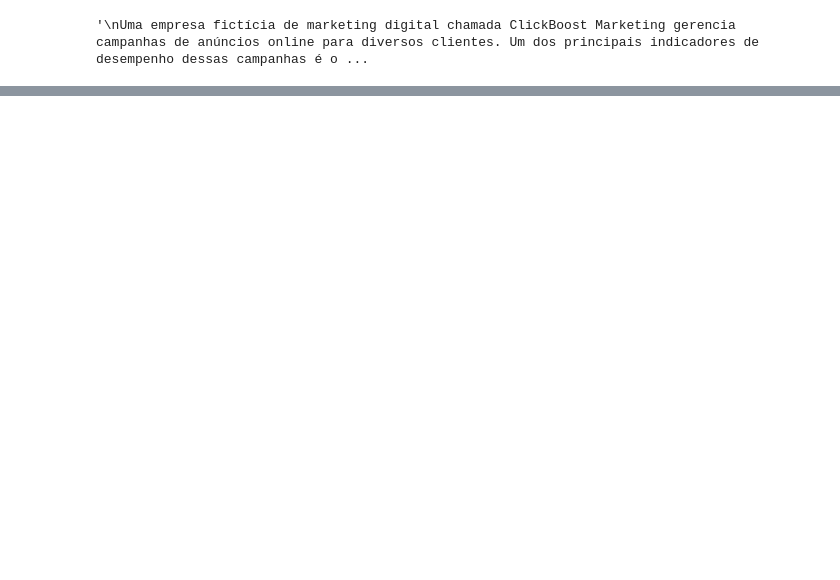
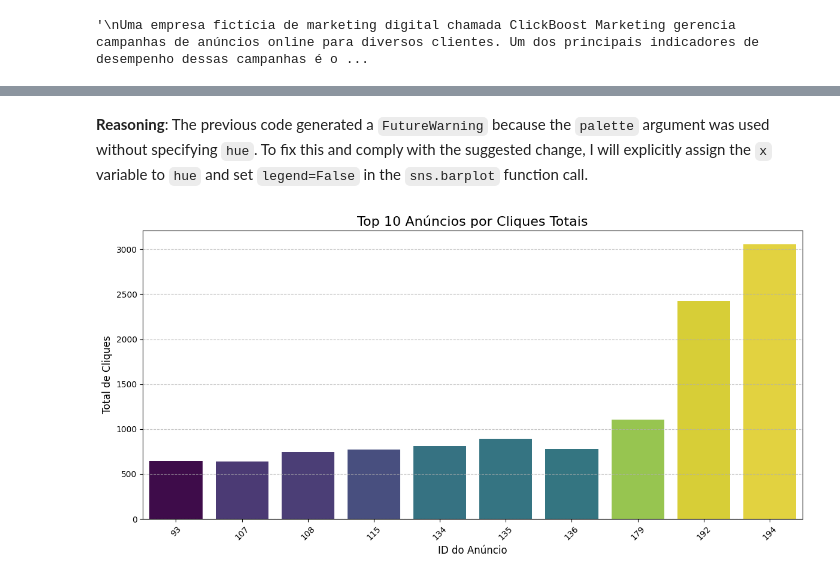
Before and after one commit to marinhotechdev/lista01_ClickBoostMarketing, a Jupyter notebook: Untitled10.ipynb, the cells around one changed output, grey strips where cells are left out. Saved outputs shown, nothing was run; the diff lists cells and outputs as text; code cells hidden in the pictures; blank space fills up the shorter version.

```diff
--- a/Untitled10.ipynb
+++ b/Untitled10.ipynb
@@ -9,0 +89,21 @@ Uma empresa fictícia de marketing digital chamada ClickBoost Marketing gerencia
+# %% [markdown]
+**Reasoning**:
+The previous code generated a `FutureWarning` because the `palette` argument was used without specifying `hue`. To fix this and comply with the suggested change, I will explicitly assign the `x` variable to `hue` and set `legend=False` in the `sns.barplot` function call.
+# %%
+import matplotlib.pyplot as plt
+import seaborn as sns
+
+# Crie um gráfico de barras para os 10 anúncios com mais cliques
+plt.figure(figsize=(12, 6))
+sns.barplot(x=sorted_clicks.head(10).index, y=sorted_clicks.head(10).values, palette='viridis', hue=sorted_clicks.head(10).index, legend=False)
+
+# Defina o título e os rótulos dos eixos
+plt.title('Top 10 Anúncios por Cliques Totais', fontsize=16)
+plt.xlabel('ID do Anúncio', fontsize=12)
+plt.ylabel('Total de Cliques', fontsize=12)
+plt.xticks(rotation=45) # Rotaciona os rótulos do eixo x para melhor leitura
+plt.grid(axis='y', linestyle='--', alpha=0.7)
+plt.tight_layout()
+plt.show()
+# %% [output]
+[figure, added]
```
Also changed, not shown: parts of 7 cells of this notebook.
